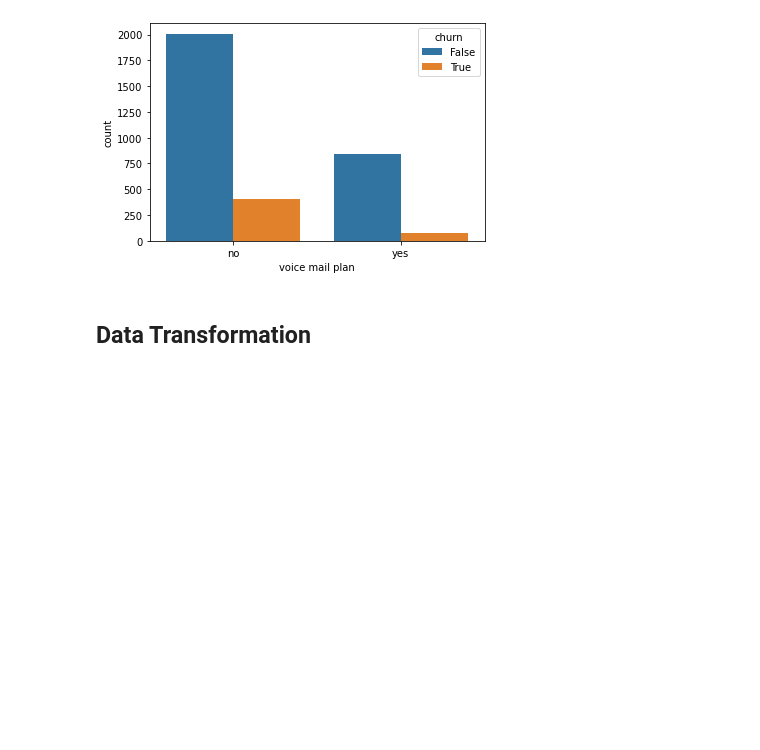
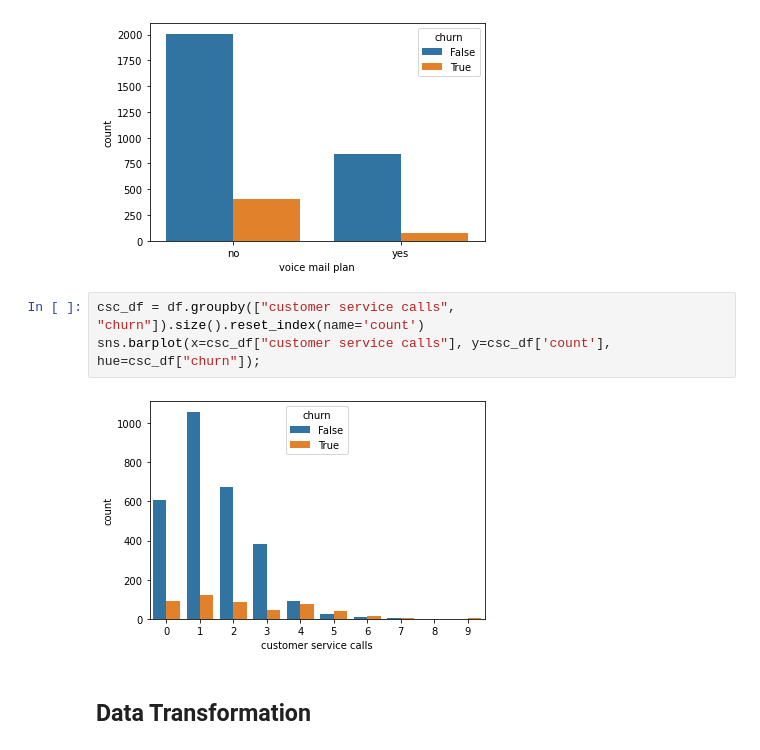
Before and after one commit to sammarder/dsc-phase-3-project, a Jupyter notebook: student.ipynb, the cells around one changed output. Cells and saved outputs as stored; diff of their text form; blank space fills up the shorter version.

```diff
--- a/student.ipynb
+++ b/student.ipynb
@@ -104,6 +107,11 @@ vmp_df = df.groupby(["voice mail plan", "churn"]).size().reset_index(name='count
 sns.barplot(x=vmp_df["voice mail plan"], y=vmp_df['count'], hue=vmp_df["churn"]);
 # %% [output]
 [figure]
+# %%
+csc_df = df.groupby(["customer service calls", "churn"]).size().reset_index(name='count')
+sns.barplot(x=csc_df["customer service calls"], y=csc_df['count'], hue=csc_df["churn"]);
+# %% [output]
+[figure, added]
 # %% [markdown]
 ## Data Transformation
 # %%
```
Also changed, not shown: parts of 11 cells of this notebook.
